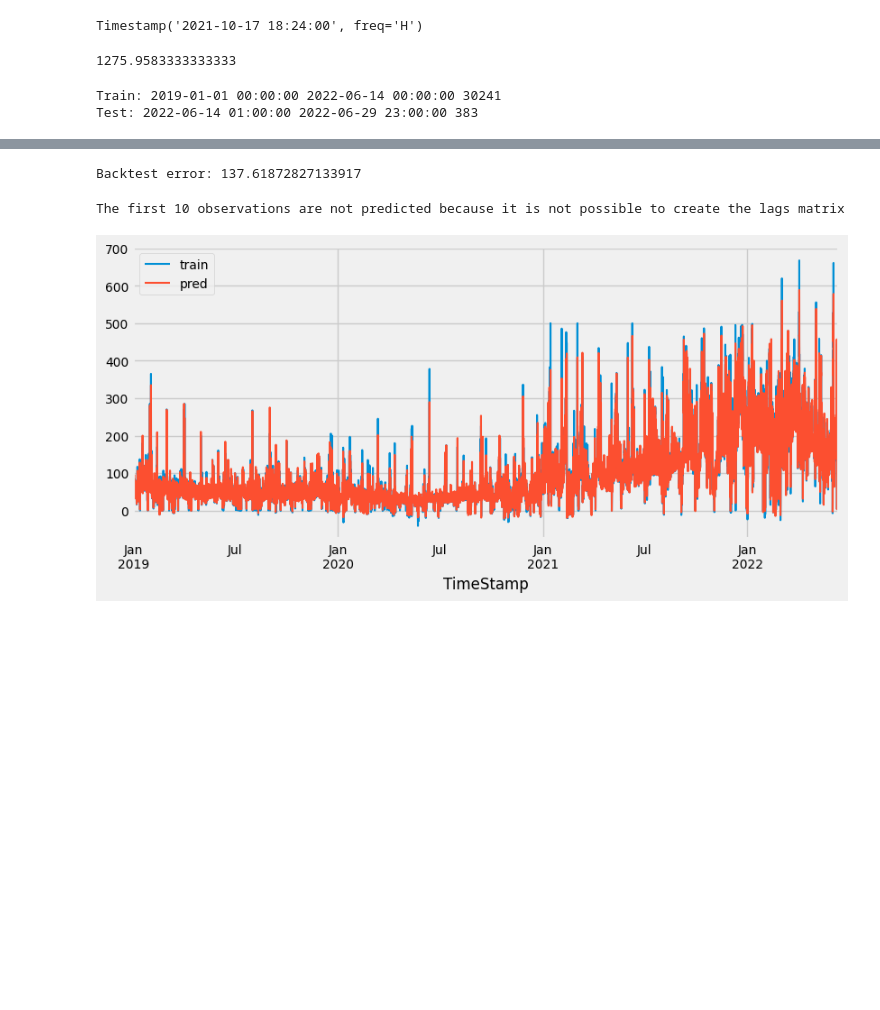
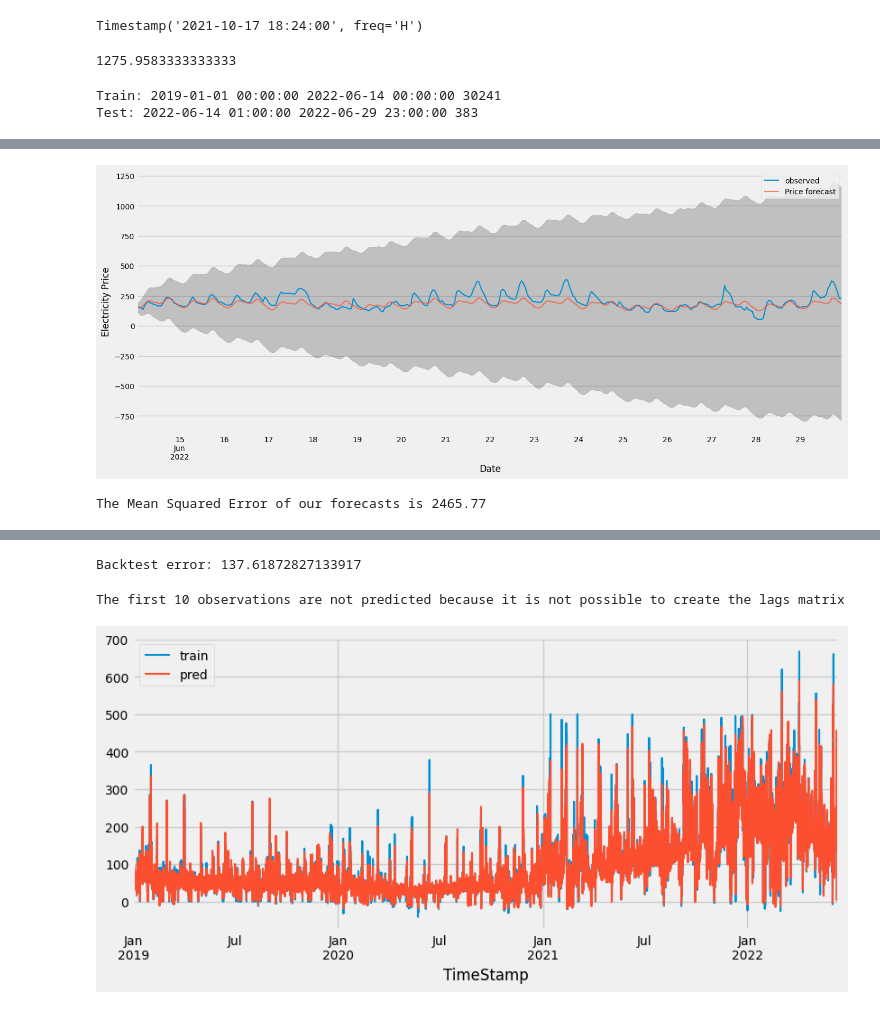
Before and after one commit to Gauthaman-KA/CS648, a Jupyter notebook: CodeFiles/Final_Modelling.ipynb, the cells around one changed output, grey strips where cells are left out. Cells and saved outputs as stored; diff of their text form; code cells hidden in the pictures; blank space fills up the shorter version.

```diff
--- a/CodeFiles/Final_Modelling.ipynb
+++ b/CodeFiles/Final_Modelling.ipynb
@@ -129,3 +146,33 @@ Test: 2022-06-14 01:00:00 2022-06-29 23:00:00 383
+# %%
+pred = results.get_forecast(steps=len(test_df),exog=test_df.loc[:, test_df.columns != 'ElectricityPrice'])
+# %%
+pred_ci = pred.conf_int()
+# %%
+ax = test_df['ElectricityPrice'].plot(label='observed', figsize=(15, 6))
+pred.predicted_mean.plot(ax=ax, label='Price forecast', alpha=0.7)
+
+ax.fill_between(
+    pred_ci.index,
+    pred_ci.iloc[:, 0],
+    pred_ci.iloc[:, 1],
+    color='k',
+    alpha=0.2)
+
+ax.set_xlabel('Date')
+ax.set_ylabel('Electricity Price')
+plt.legend()
+plt.show()
+# %% [output]
+[figure, added]
+# %%
+y_forecasted = pred.predicted_mean
+y_truth = test_df['ElectricityPrice']
+
+# Compute the mean square error
+mse = ((y_forecasted - y_truth) ** 2).mean()
+print('The Mean Squared Error of our forecasts is {}'.format(round(mse, 2)))
+# %% [output]
+The Mean Squared Error of our forecasts is 2465.77
 # %%
 # Create and train forecaster
 # ==============================================================================
```
Also changed, not shown: parts of 13 cells of this notebook, 1 other file.
